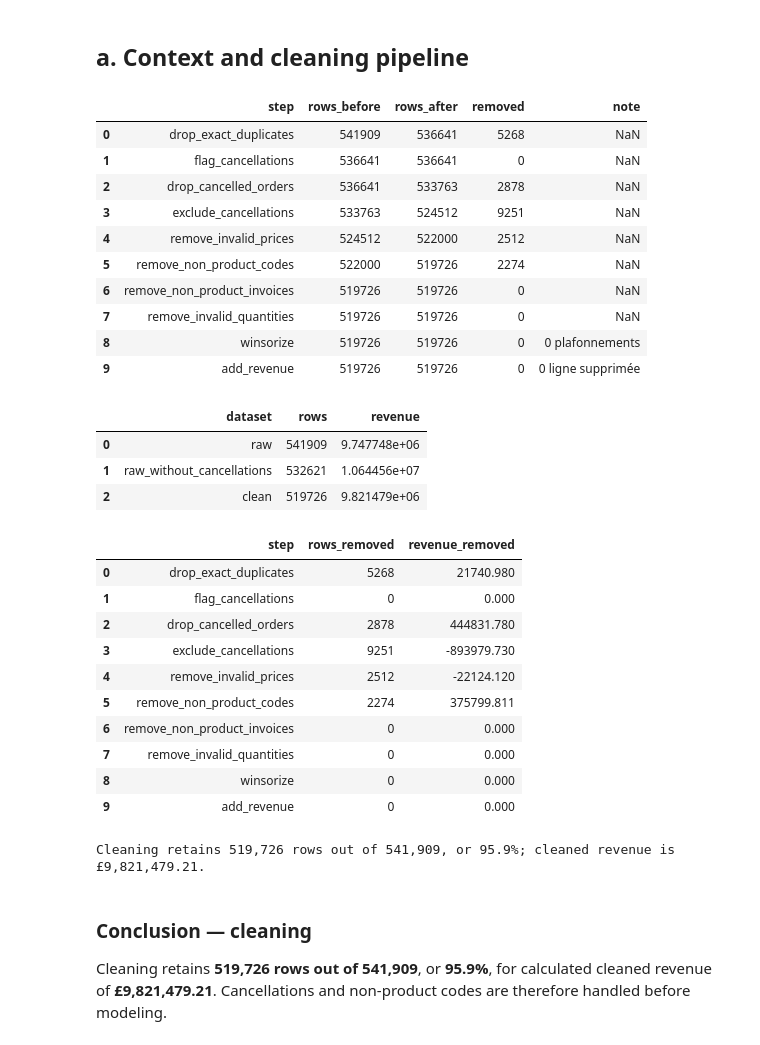
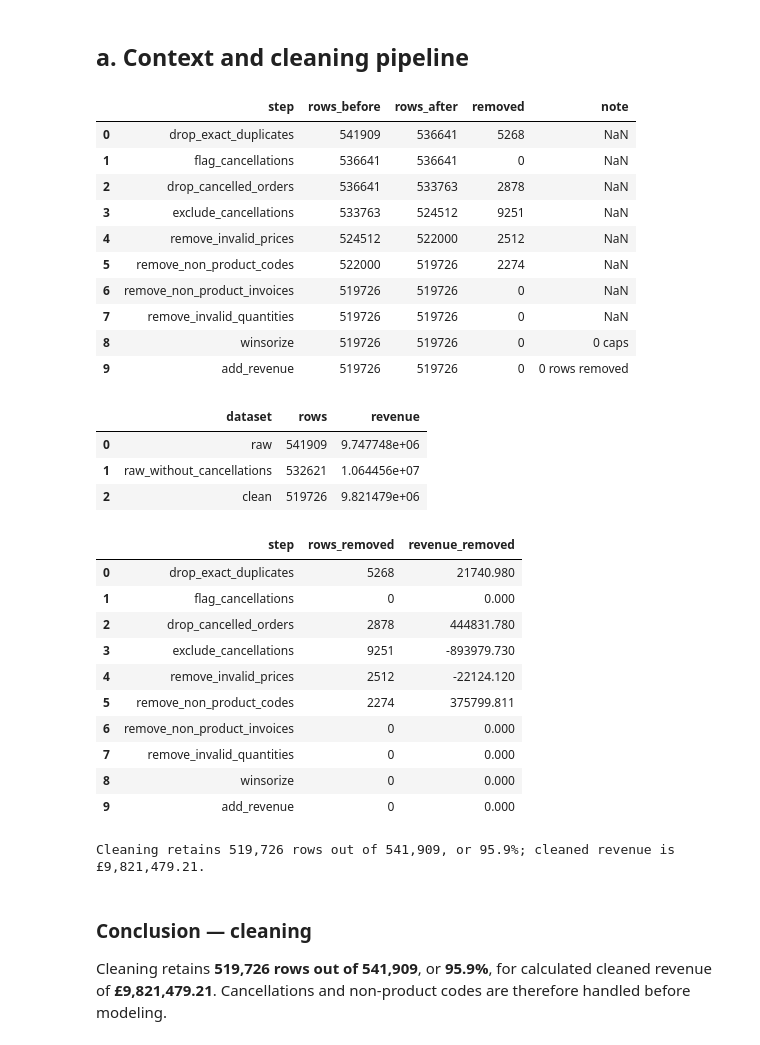
Before and after one commit to wissemhammami/retail-revenue-forecasting, a Jupyter notebook: notebooks/02_eda.ipynb, the cells around one changed output. Drawn from its saved outputs; the diff is of its cells as text; code cells hidden in the pictures.

```diff
--- a/notebooks/02_eda.ipynb
+++ b/notebooks/02_eda.ipynb
@@ -51,22 +51,24 @@ sns.set_theme(style='whitegrid')
 ## a. Context and cleaning pipeline
 # %%
 cleaning_summary = pd.read_csv(ROOT / 'data/interim/cleaning_summary.csv')
+cleaning_summary.loc[cleaning_summary['step'].eq('winsorize'), 'note'] = '0 caps'
+cleaning_summary.loc[cleaning_summary['step'].eq('add_revenue'), 'note'] = '0 rows removed'
 display(cleaning_summary)
 display(impact)
 display(cleaning_steps)
 print(f"Cleaning retains {len(clean):,} rows out of {len(raw):,}, or {len(clean)/len(raw):.1%}; cleaned revenue is £{clean.Revenue.sum():,.2f}.")
 # %% [output]
 |  | step | rows_before | rows_after | removed | note |
 | 0 | drop_exact_duplicates | 541909 | 536641 | 5268 | NaN |
 | 1 | flag_cancellations | 536641 | 536641 | 0 | NaN |
 | 2 | drop_cancelled_orders | 536641 | 533763 | 2878 | NaN |
 | 3 | exclude_cancellations | 533763 | 524512 | 9251 | NaN |
 | 4 | remove_invalid_prices | 524512 | 522000 | 2512 | NaN |
 | 5 | remove_non_product_codes | 522000 | 519726 | 2274 | NaN |
 | 6 | remove_non_product_invoices | 519726 | 519726 | 0 | NaN |
 | 7 | remove_invalid_quantities | 519726 | 519726 | 0 | NaN |
-| 8 | winsorize | 519726 | 519726 | 0 | 0 plafonnements |
-| 9 | add_revenue | 519726 | 519726 | 0 | 0 ligne supprimée |
+| 8 | winsorize | 519726 | 519726 | 0 | 0 caps |
+| 9 | add_revenue | 519726 | 519726 | 0 | 0 rows removed |
 |  | dataset | rows | revenue |
 | 0 | raw | 541909 | 9.747748e+06 |
 | 1 | raw_without_cancellations | 532621 | 1.064456e+07 |
```
Also changed, not shown: 1 other file.
